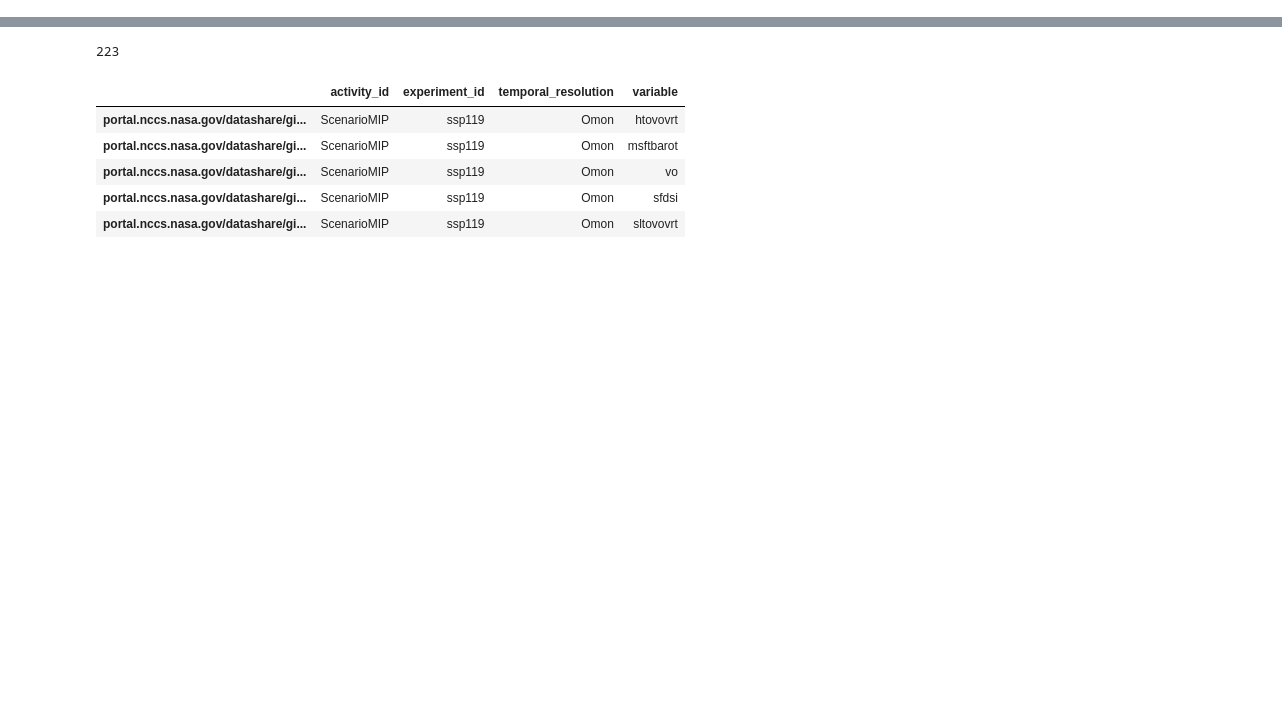
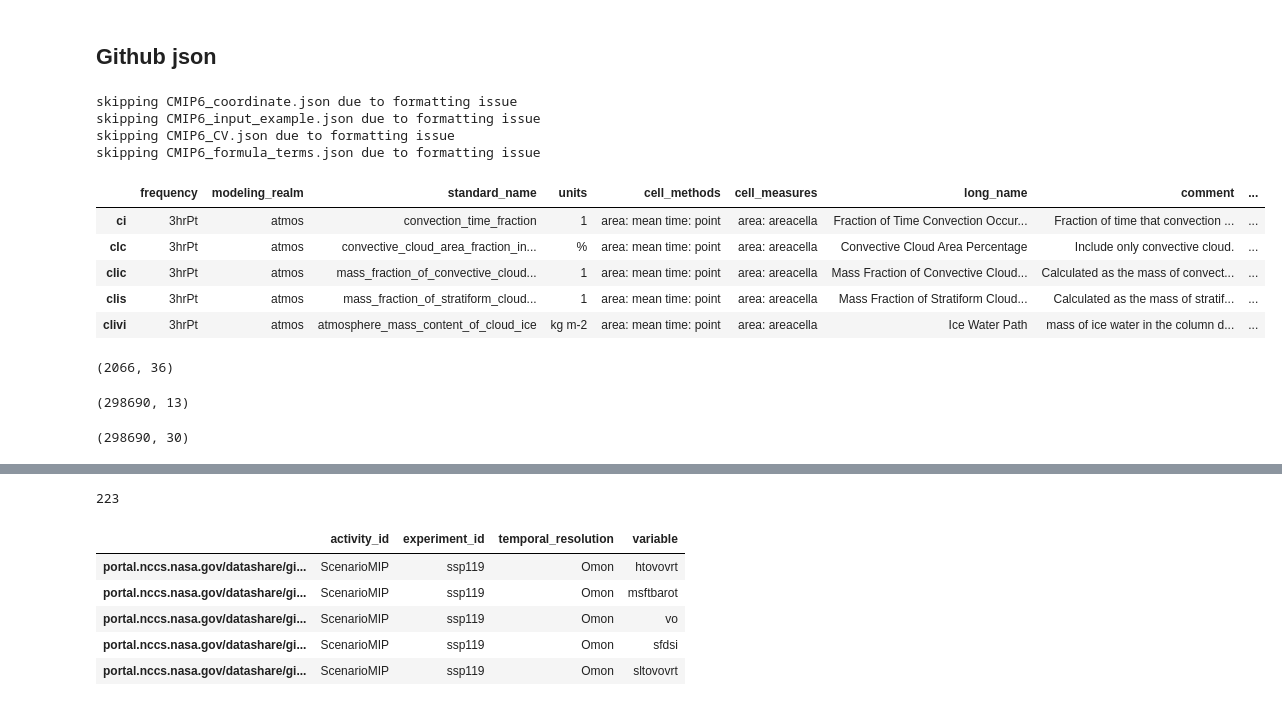
Before and after one commit to mhendri/climate_pal, a Jupyter notebook: langchain_demo/pandas-debug.ipynb, the cells around one changed output, grey strips where cells are left out. Cells and saved outputs as stored; diff of their text form; code cells hidden in the pictures; blank space fills up the shorter version.

```diff
--- a/langchain_demo/pandas-debug.ipynb
+++ b/langchain_demo/pandas-debug.ipynb
@@ -2,0 +110,40 @@
+# %% [markdown]
+## Github json
+# %%
+import json
+
+path = '../../cmip6-cmor-tables/Tables'
+jdfs = []
+for fname in os.listdir(path):
+    with open(os.path.join(path, fname)) as j:
+        d = json.load(j)
+
+    try:
+        jdf = pd.DataFrame.from_dict(d['variable_entry'], orient='index')
+    except:
+        print('skipping', fname, 'due to formatting issue')
+        continue
+
+    jdf['temporal resolution'] = fname[len('CMIP6_'):-len('.json')]
+    jdfs.append(jdf)
+
+varsdf = pd.concat(jdfs)
+varsdf.head()
+# %% [output]
+skipping CMIP6_coordinate.json due to formatting issue
+skipping CMIP6_input_example.json due to formatting issue
+skipping CMIP6_CV.json due to formatting issue
+skipping CMIP6_formula_terms.json due to formatting issue
+|  | frequency | modeling_realm | standard_name | units | cell_methods | cell_measures | long_name | comment | ... |
+| ci | 3hrPt | atmos | convection_time_fraction | 1 | area: mean time: point | area: areacella | Fraction of Time Convection Occur... | Fraction of time that convection ... | ... |
+| clc | 3hrPt | atmos | convective_cloud_area_fraction_in... | % | area: mean time: point | area: areacella | Convective Cloud Area Percentage | Include only convective cloud. | ... |
+| clic | 3hrPt | atmos | mass_fraction_of_convective_cloud... | 1 | area: mean time: point | area: areacella | Mass Fraction of Convective Cloud... | Calculated as the mass of convect... | ... |
+| clis | 3hrPt | atmos | mass_fraction_of_stratiform_cloud... | 1 | area: mean time: point | area: areacella | Mass Fraction of Stratiform Cloud... | Calculated as the mass of stratif... | ... |
+| clivi | 3hrPt | atmos | atmosphere_mass_content_of_cloud_ice | kg m-2 | area: mean time: point | area: areacella | Ice Water Path | mass of ice water in the column d... | ... |
+# %%
+rows = varsdf.shape[0]
+varsdf.rename(columns={'out_name': 'variable'}, inplace=True)
+varsdf = varsdf.drop_duplicates(subset=['variable', 'temporal resolution'])
+rows, rows-varsdf.shape[0] # should be 0
+# %% [output]
+(2066, 36)
@@ -2,0 +152,10 @@
+# %%
+df.shape
+# %% [output]
+(298690, 13)
+# %%
+dfm = df.merge(varsdf,
+               how='left')
+dfm.drop_duplicates(subset=set(dfm.columns.to_list())-set(['dimensions'])).shape
+# %% [output]
+(298690, 30)
```
Also changed, not shown: parts of 22 cells of this notebook.
